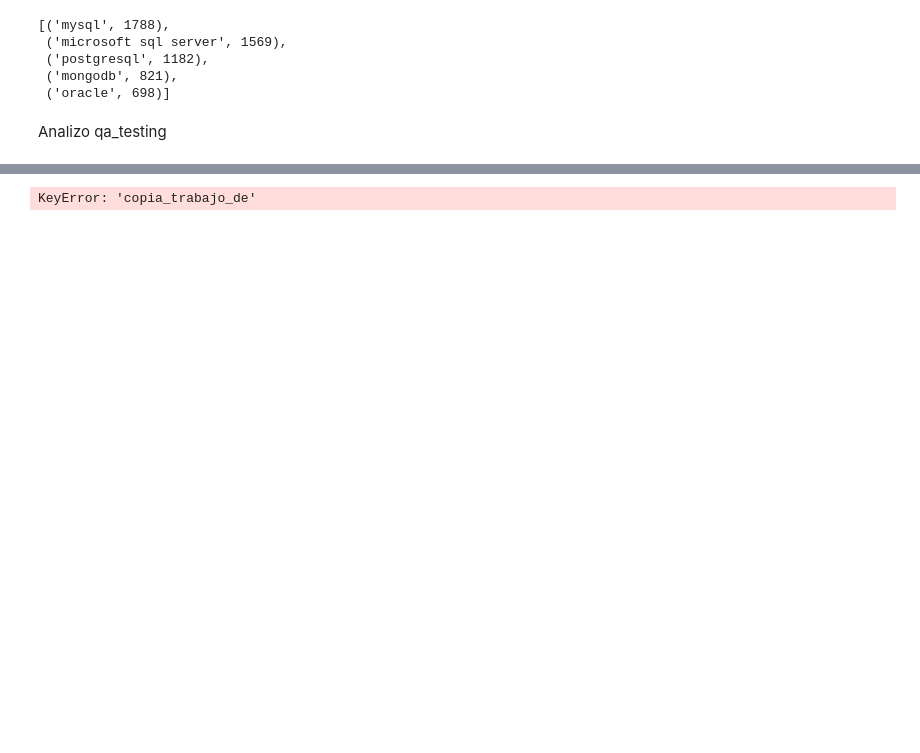
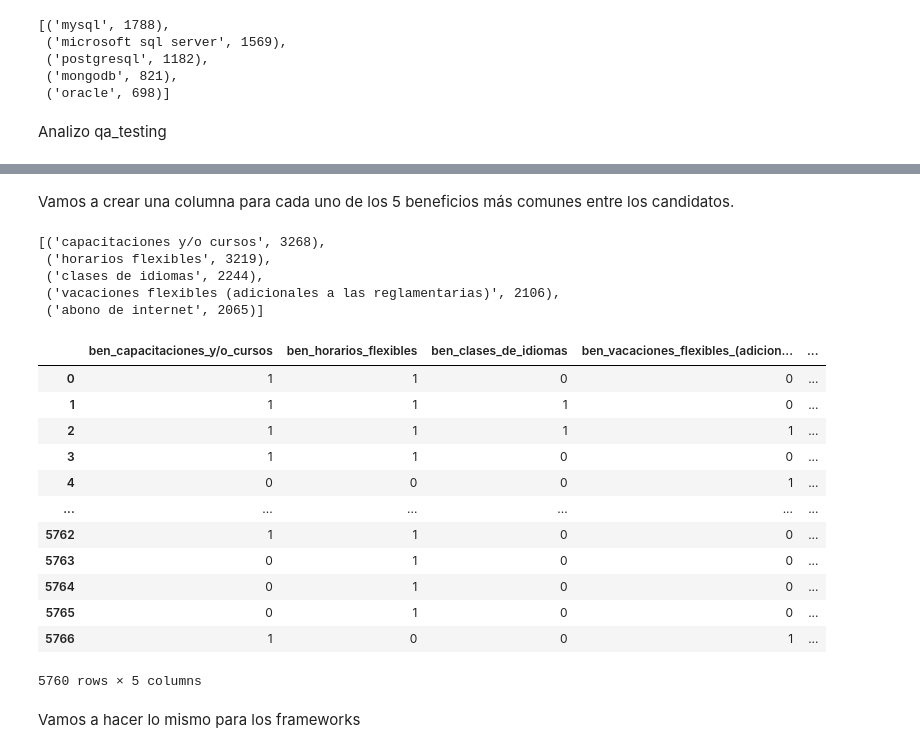
Before and after one commit to AgustinCocciardi/IA-Aplicada, a Jupyter notebook: Encuesta_de_sueldos.ipynb, the cells around one changed output, grey strips where cells are left out. Drawn from its saved outputs; the diff is of its cells as text; code cells hidden in the pictures; blank space fills up the shorter version.

```diff
--- a/Encuesta_de_sueldos.ipynb
+++ b/Encuesta_de_sueldos.ipynb
@@ -665,10 +595,3 @@ lenguajes_comunes
  ('bash/shell', 868)]
 # %% [markdown]
 Analizo bases de datos
-# %%
-df_modificado['cantidadBases'] = df_modificado['databases'].apply(
-    lambda x: len([fw.strip().lower() for fw in str(x).split(',') if fw.strip().lower() in databases_lista])
-)
-
-# Imprimir el DataFrame modificado con la nueva columna
-print(df_modificado[['databases', 'cantidadBases']])
@@ -717,10 +620,3 @@ databases_comunes
  ('oracle', 698)]
 # %% [markdown]
 Analizo qa_testing
-# %%
-df_modificado['cantidadQa'] = df_modificado['qa_testing'].apply(
-    lambda x: len([fw.strip().lower() for fw in str(x).split(',') if fw.strip().lower() in qa_lista])
-)
-
-# Imprimir el DataFrame modificado con la nueva columna
-print(df_modificado[['qa_testing', 'cantidadQa']])
@@ -859,19 +642,36 @@ Name: count, dtype: int64
-# %%
-import pandas as pd
-
-# Filtrar los registros donde el valor es 'Developer'
-developers = df_modificado[df_modificado['copia_trabajo_de'] == 'Developer']
-
-# Calcular cuántos registros son la mitad
-n_developers_a_dropear = len(developers) // 2
-
-# Seleccionar aleatoriamente la mitad de los registros
-developers_a_dropear = developers.sample(n=n_developers_a_dropear, random_state=42)
-
-# Dropear los registros seleccionados del DataFrame original
-df_modificado = df_modificado.drop(developers_a_dropear.index)
-
-# Verificar los cambios
-print(df_modificado['copia_trabajo_de'].value_counts())
-# %% [output]
-KeyError: 'copia_trabajo_de'
+# %% [markdown]
+Vamos a crear una columna para cada uno de los 5 beneficios más comunes entre los candidatos.
+# %%
+beneficios_comunes
+# %% [output]
+[('capacitaciones y/o cursos', 3268),
+ ('horarios flexibles', 3219),
+ ('clases de idiomas', 2244),
+ ('vacaciones flexibles (adicionales a las reglamentarias)', 2106),
+ ('abono de internet', 2065)]
+# %%
+# Iterar sobre la tupla de beneficios
+for beneficio, _ in beneficios_comunes:
+    # Crear la nueva columna con el nombre del beneficio
+    df_modificado[f'ben_{beneficio.replace(" ", "_").lower()}'] = df_modificado['beneficios'].apply(
+        lambda x: 1 if beneficio in str(x).lower() else 0
+    )
+# %%
+# Verificar las nuevas columnas creadas
+df_modificado[[f'ben_{beneficio.replace(" ", "_").lower()}' for beneficio, _ in beneficios_comunes]]
+# %% [output]
+|  | ben_capacitaciones_y/o_cursos | ben_horarios_flexibles | ben_clases_de_idiomas | ben_vacaciones_flexibles_(adicion... | ... |
+| 0 | 1 | 1 | 0 | 0 | ... |
+| 1 | 1 | 1 | 1 | 0 | ... |
+| 2 | 1 | 1 | 1 | 1 | ... |
+| 3 | 1 | 1 | 0 | 0 | ... |
+| 4 | 0 | 0 | 0 | 1 | ... |
+| ... | ... | ... | ... | ... | ... |
+| 5762 | 1 | 1 | 0 | 0 | ... |
+| 5763 | 0 | 1 | 0 | 0 | ... |
+| 5764 | 0 | 1 | 0 | 0 | ... |
+| 5765 | 0 | 1 | 0 | 0 | ... |
+| 5766 | 1 | 0 | 0 | 1 | ... |
+5760 rows × 5 columns
+# %% [markdown]
+Vamos a hacer lo mismo para los frameworks
```
Also changed, not shown: parts of 44 cells of this notebook.
